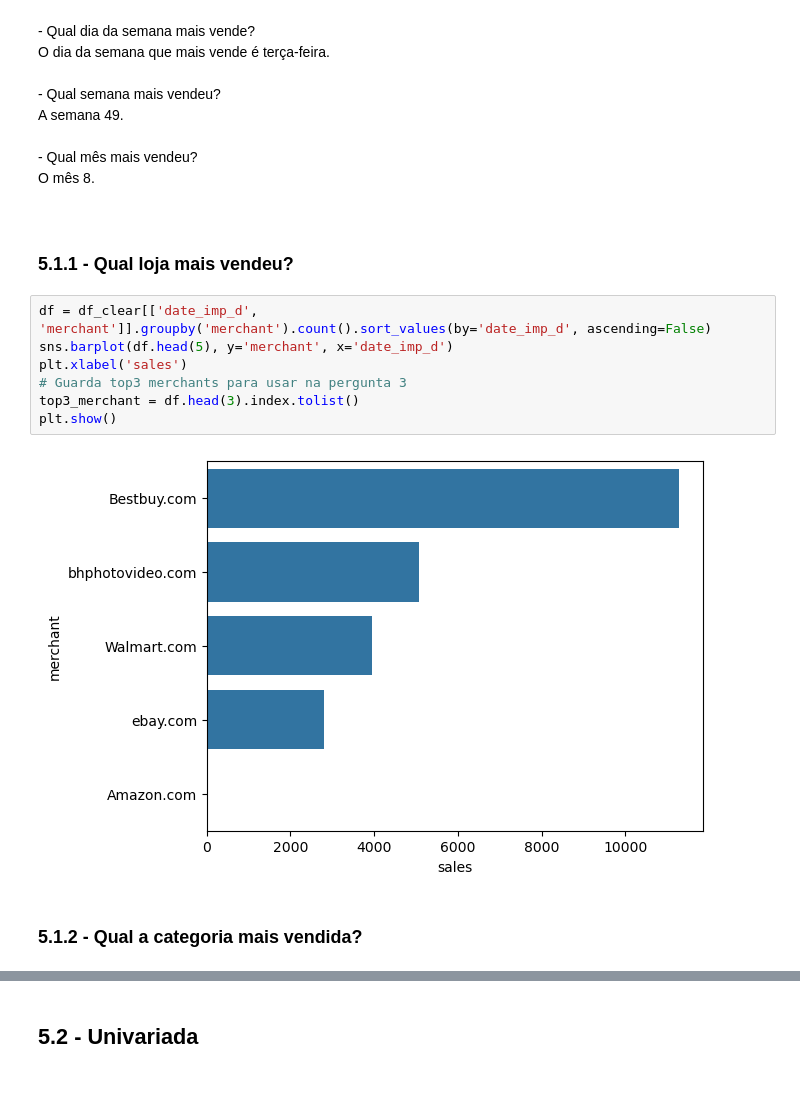
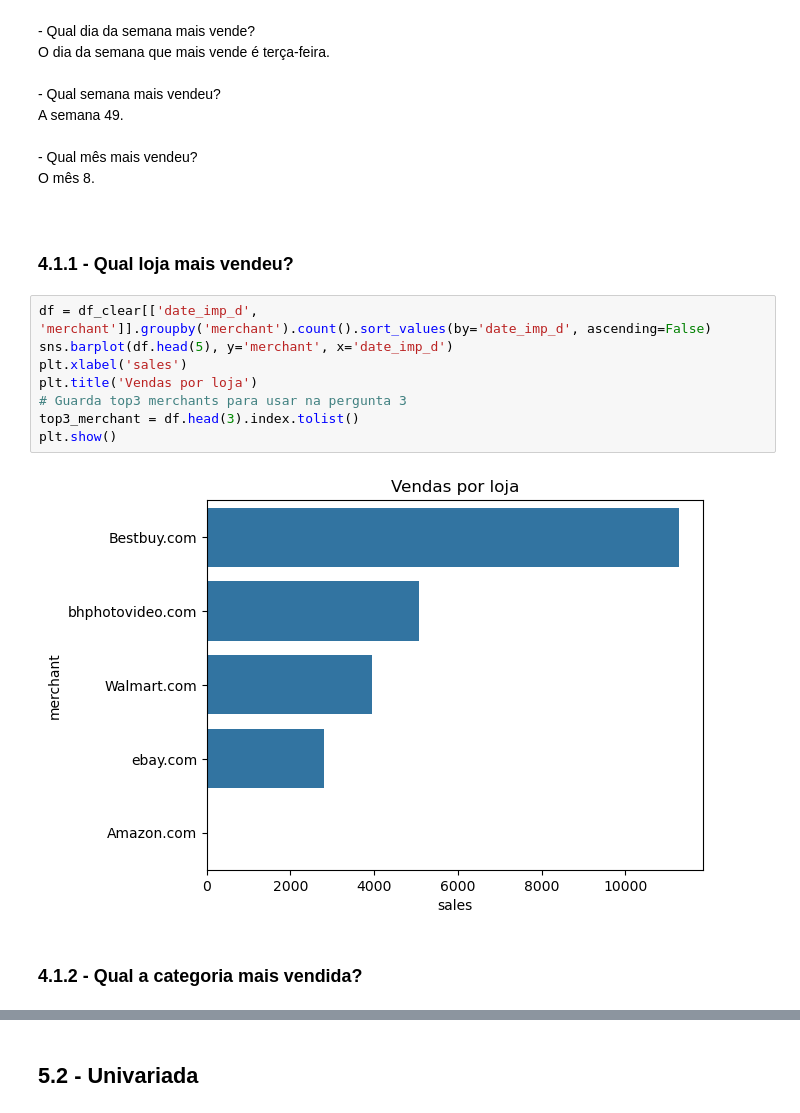
Before and after one commit to luc457x/CDS-ElasticidadeDePreco, a Jupyter notebook: notebook.ipynb, the cells around one changed output, grey strips where cells are left out. Drawn from its saved outputs; the diff is of its cells as text; blank space fills up the shorter version.

```diff
--- a/notebook.ipynb
+++ b/notebook.ipynb
@@ -238,18 +231,19 @@ memory usage: 3.5+ MB
 - Qual mês mais vendeu?<br>O mês 8.
 <br><br>
 # %% [markdown]
-### 5.1.1 - Qual loja mais vendeu?
+### 4.1.1 - Qual loja mais vendeu?
 # %%
 df = df_clear[['date_imp_d', 'merchant']].groupby('merchant').count().sort_values(by='date_imp_d', ascending=False)
 sns.barplot(df.head(5), y='merchant', x='date_imp_d')
 plt.xlabel('sales')
+plt.title('Vendas por loja')
 # Guarda top3 merchants para usar na pergunta 3
 top3_merchant = df.head(3).index.tolist()
 plt.show()
 # %% [output]
-[figure, old version]
+[figure, new version]
 # %% [markdown]
-### 5.1.2 - Qual a categoria mais vendida?
+### 4.1.2 - Qual a categoria mais vendida?
 # %%
 df = df_clear[['date_imp_d', 'category_name']].groupby('category_name').count().sort_values(by='date_imp_d', ascending=False)
 sns.barplot(df.head(5), y='category_name', x='date_imp_d')
```
Also changed, not shown: parts of 20 cells of this notebook.
